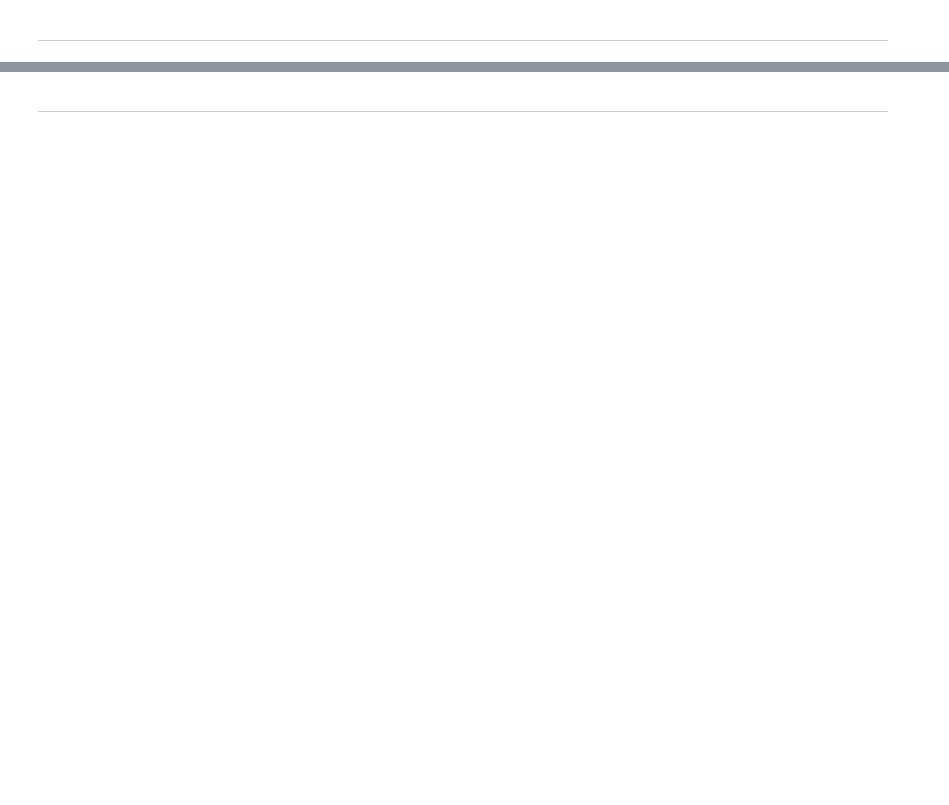
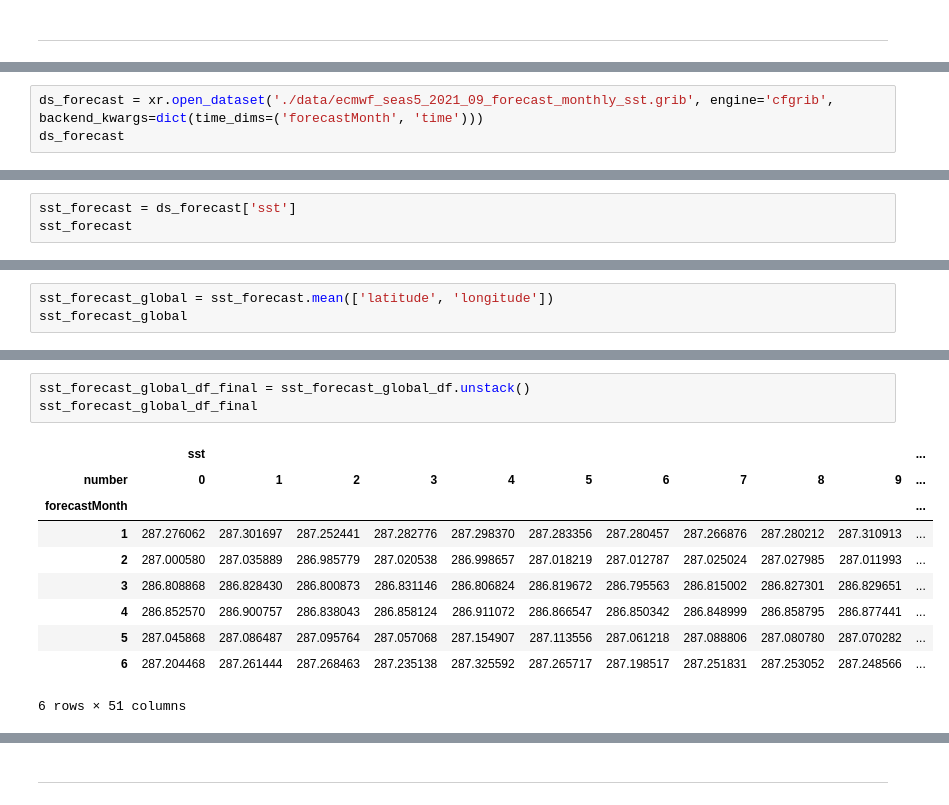
Before and after one commit to edupenabad/copernicus-training, a Jupyter notebook: 122_c3s_seasonal_forecasts_bias_correction.ipynb, the cells around one changed output, grey strips where cells are left out. Saved outputs shown, nothing was run; the diff lists cells and outputs as text; blank space fills up the shorter version.

```diff
--- a/122_c3s_seasonal_forecasts_bias_correction.ipynb
+++ b/122_c3s_seasonal_forecasts_bias_correction.ipynb
@@ -134,0 +293,3 @@ Result(content_length=28898640,content_type=application/x-grib,location=https://
+# %%
+ds_forecast = xr.open_dataset('./data/ecmwf_seas5_2021_09_forecast_monthly_sst.grib', engine='cfgrib', backend_kwargs=dict(time_dims=('forecastMonth', 'time')))
+ds_forecast
@@ -134,0 +316,3 @@ Result(content_length=28898640,content_type=application/x-grib,location=https://
+# %%
+sst_forecast = ds_forecast['sst']
+sst_forecast
@@ -134,0 +339,3 @@ Result(content_length=28898640,content_type=application/x-grib,location=https://
+# %%
+sst_forecast_global = sst_forecast.mean(['latitude', 'longitude'])
+sst_forecast_global
@@ -134,0 +488,14 @@ Result(content_length=28898640,content_type=application/x-grib,location=https://
+# %%
+sst_forecast_global_df_final = sst_forecast_global_df.unstack()
+sst_forecast_global_df_final
+# %% [output]
+|  | sst |  |  |  |  |  |  |  |  |  | ... |
+| number | 0 | 1 | 2 | 3 | 4 | 5 | 6 | 7 | 8 | 9 | ... |
+| forecastMonth |  |  |  |  |  |  |  |  |  |  | ... |
+| 1 | 287.276062 | 287.301697 | 287.252441 | 287.282776 | 287.298370 | 287.283356 | 287.280457 | 287.266876 | 287.280212 | 287.310913 | ... |
+| 2 | 287.000580 | 287.035889 | 286.985779 | 287.020538 | 286.998657 | 287.018219 | 287.012787 | 287.025024 | 287.027985 | 287.011993 | ... |
+| 3 | 286.808868 | 286.828430 | 286.800873 | 286.831146 | 286.806824 | 286.819672 | 286.795563 | 286.815002 | 286.827301 | 286.829651 | ... |
+| 4 | 286.852570 | 286.900757 | 286.838043 | 286.858124 | 286.911072 | 286.866547 | 286.850342 | 286.848999 | 286.858795 | 286.877441 | ... |
+| 5 | 287.045868 | 287.086487 | 287.095764 | 287.057068 | 287.154907 | 287.113556 | 287.061218 | 287.088806 | 287.080780 | 287.070282 | ... |
+| 6 | 287.204468 | 287.261444 | 287.268463 | 287.235138 | 287.325592 | 287.265717 | 287.198517 | 287.251831 | 287.253052 | 287.248566 | ... |
+6 rows × 51 columns
```
Also changed, not shown: parts of 48 cells of this notebook, 2 other files.
